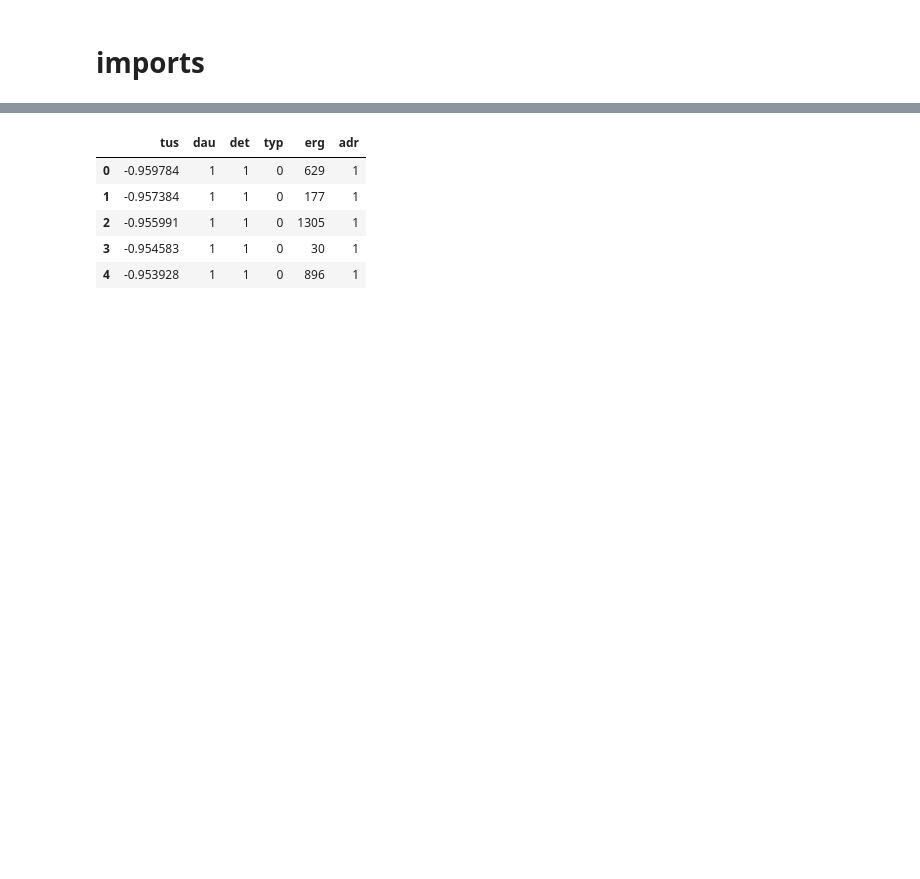
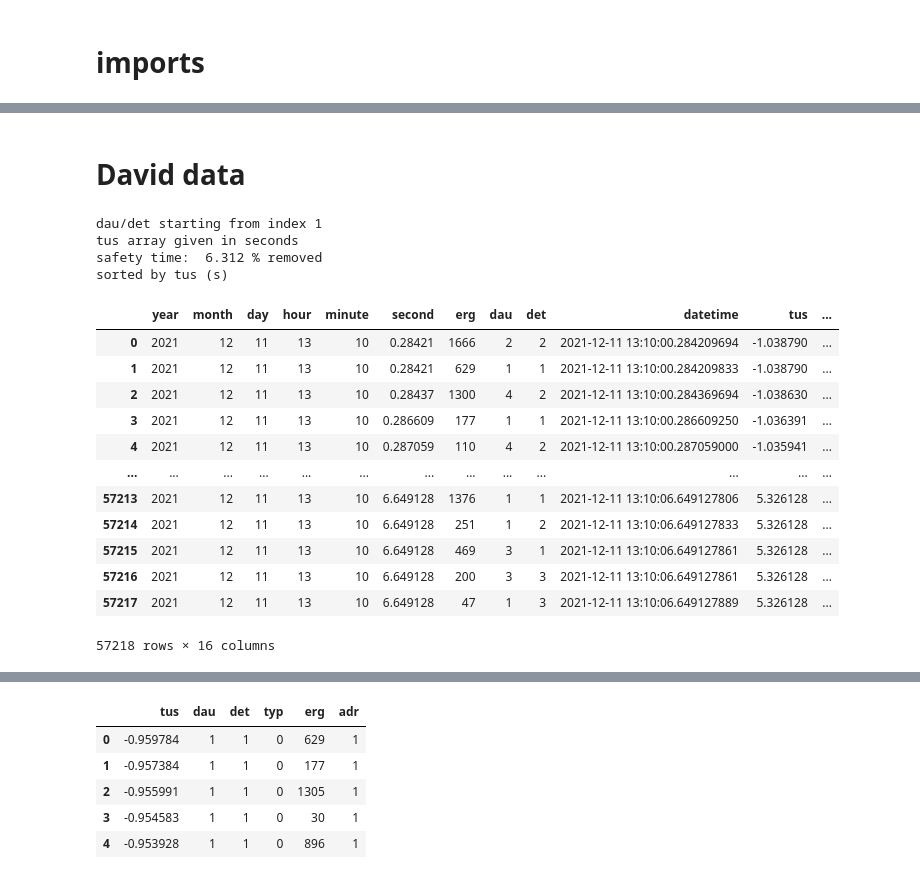
Before and after one commit to AndreasRamsli/GRB, a Jupyter notebook: xspec/GRB211211A/GRB211211A_analysis.ipynb, the cells around one changed output, grey strips where cells are left out. Saved outputs shown, nothing was run; the diff lists cells and outputs as text; code cells hidden in the pictures; blank space fills up the shorter version.

```diff
--- a/xspec/GRB211211A/GRB211211A_analysis.ipynb
+++ b/xspec/GRB211211A/GRB211211A_analysis.ipynb
@@ -116,3 +111,28 @@ def plot_lightcurve(tus, start=None, stop=None):
 # %%
 binsize = 0.064 #s
 bins = np.arange(-0.5,10 + binsize,binsize)
+# %% [markdown]
+# David data
+# %%
+df_david = harvest_data(fn='2021_12_11_13_10_1.mat',T0='2021-12-11T13:10:01.323')
+df_david.sort_values(by="tus",inplace=True,ignore_index=True)
+df_david = df_david.truncate(after=np.searchsorted(df_andrey["tus"].to_numpy(),80.0))
+df_david
+# %% [output]
+dau/det starting from index 1
+tus array given in seconds
+safety time:  6.312 % removed
+sorted by tus (s)
+|  | year | month | day | hour | minute | second | erg | dau | det | datetime | tus | ... |
+| 0 | 2021 | 12 | 11 | 13 | 10 | 0.28421 | 1666 | 2 | 2 | 2021-12-11 13:10:00.284209694 | -1.038790 | ... |
+| 1 | 2021 | 12 | 11 | 13 | 10 | 0.28421 | 629 | 1 | 1 | 2021-12-11 13:10:00.284209833 | -1.038790 | ... |
+| 2 | 2021 | 12 | 11 | 13 | 10 | 0.28437 | 1300 | 4 | 2 | 2021-12-11 13:10:00.284369694 | -1.038630 | ... |
+| 3 | 2021 | 12 | 11 | 13 | 10 | 0.286609 | 177 | 1 | 1 | 2021-12-11 13:10:00.286609250 | -1.036391 | ... |
+| 4 | 2021 | 12 | 11 | 13 | 10 | 0.287059 | 110 | 4 | 2 | 2021-12-11 13:10:00.287059000 | -1.035941 | ... |
+| ... | ... | ... | ... | ... | ... | ... | ... | ... | ... | ... | ... | ... |
+| 57213 | 2021 | 12 | 11 | 13 | 10 | 6.649128 | 1376 | 1 | 1 | 2021-12-11 13:10:06.649127806 | 5.326128 | ... |
+| 57214 | 2021 | 12 | 11 | 13 | 10 | 6.649128 | 251 | 1 | 2 | 2021-12-11 13:10:06.649127833 | 5.326128 | ... |
+| 57215 | 2021 | 12 | 11 | 13 | 10 | 6.649128 | 469 | 3 | 1 | 2021-12-11 13:10:06.649127861 | 5.326128 | ... |
+| 57216 | 2021 | 12 | 11 | 13 | 10 | 6.649128 | 200 | 3 | 3 | 2021-12-11 13:10:06.649127861 | 5.326128 | ... |
+| 57217 | 2021 | 12 | 11 | 13 | 10 | 6.649128 | 47 | 1 | 3 | 2021-12-11 13:10:06.649127889 | 5.326128 | ... |
+57218 rows × 16 columns
```
Also changed, not shown: parts of 6 cells of this notebook, 27 other files.
